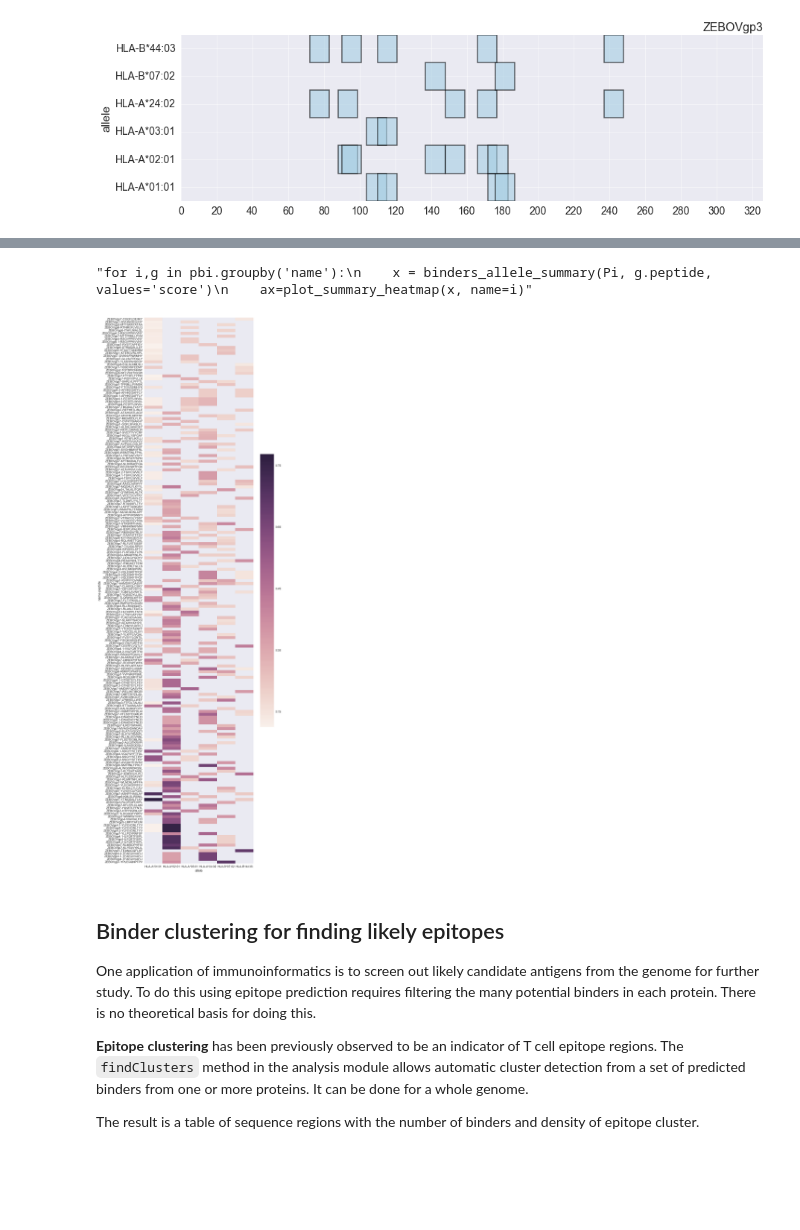
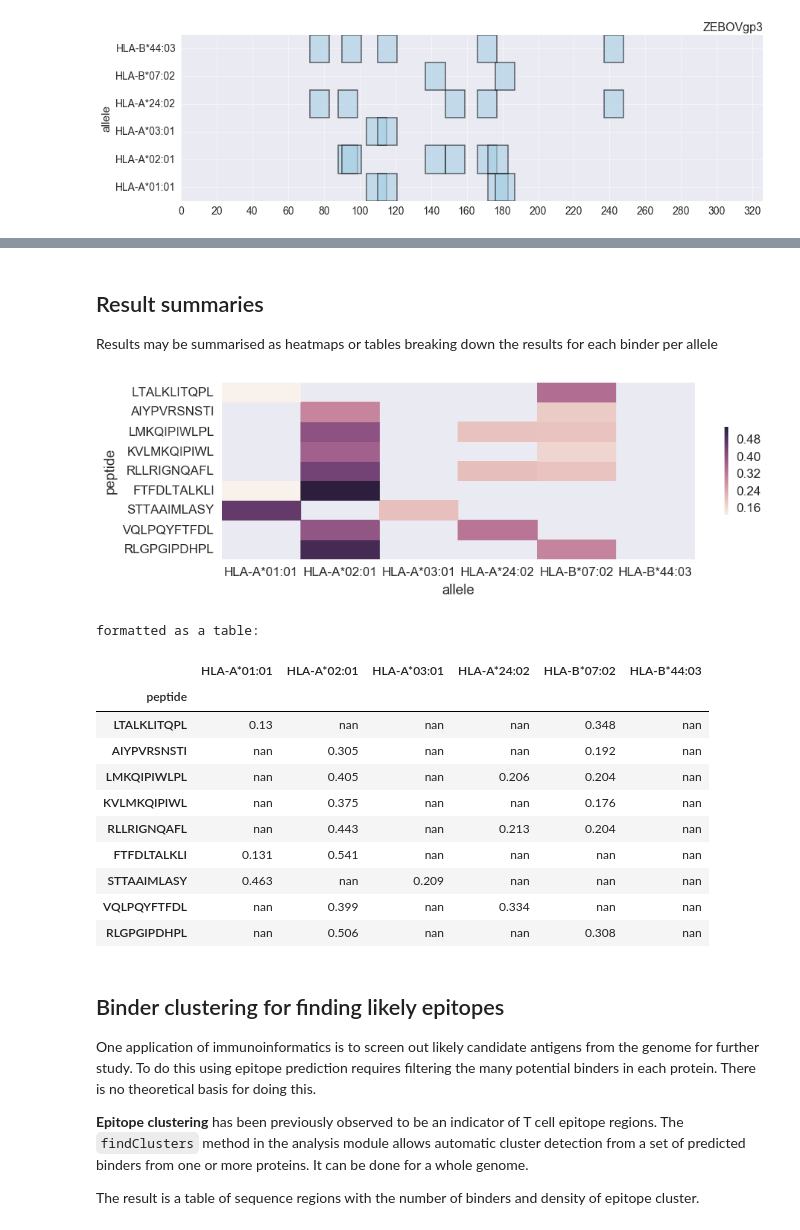
Before and after one commit to dmnfarrell/epitopepredict, a Jupyter notebook: examples/basics.ipynb, the cells around one changed output, grey strips where cells are left out. Cells and saved outputs as stored; diff of their text form; code cells hidden in the pictures; blank space fills up the shorter version.

Commit message:
added some summary methods

```diff
--- a/examples/basics.ipynb
+++ b/examples/basics.ipynb
@@ -169,19 +164,32 @@ AttributeError: 'module' object has no attribute 'get_cutoffs'
-# %%
-mbi = Pi.consensusRankedBinders(cutoff=30)
-pbi = Pi.promiscuousBinders(n=2,cutoff=5)
-x = binders_allele_summary(Pi, pbi.peptide, values='score')
-ax=plot_summary_heatmap(x)
-print
-t=format_summary_table(x)
-#print 'as table:'
-#display(t)
-
-'''for i,g in pbi.groupby('name'):
-    x = binders_allele_summary(Pi, g.peptide, values='score')
-    ax=plot_summary_heatmap(x, name=i)'''
-# %% [output]
-"for i,g in pbi.groupby('name'):\n    x = binders_allele_summary(Pi, g.peptide, values='score')\n    ax=plot_summary_heatmap(x, name=i)"
-[figure, removed]
+# %% [markdown]
+## Result summaries
+Results may be summarised as heatmaps or tables breaking down the results for each binder per allele
+# %%
+reload(base)
+mbi = Pi.consensusRankedBinders(cutoff=20)
+pbi = Pi.promiscuousBinders(n=2,cutoff=5)
+#summary for a single protein
+x = base.binders_allele_summary(Pi, pbi.peptide, cutoff=5, name=name)
+ax = base.plot_summary_heatmap(x)
+# %% [output]
+[figure, added]
+# %%
+t = base.format_summary_table(x)
+print 'formatted as a table:'
+display(t)
+# %% [output]
+formatted as a table:
+|  | HLA-A*01:01 | HLA-A*02:01 | HLA-A*03:01 | HLA-A*24:02 | HLA-B*07:02 | HLA-B*44:03 |
+| peptide |  |  |  |  |  |  |
+| LTALKLITQPL | 0.13 | nan | nan | nan | 0.348 | nan |
+| AIYPVRSNSTI | nan | 0.305 | nan | nan | 0.192 | nan |
+| LMKQIPIWLPL | nan | 0.405 | nan | 0.206 | 0.204 | nan |
+| KVLMKQIPIWL | nan | 0.375 | nan | nan | 0.176 | nan |
+| RLLRIGNQAFL | nan | 0.443 | nan | 0.213 | 0.204 | nan |
+| FTFDLTALKLI | 0.131 | 0.541 | nan | nan | nan | nan |
+| STTAAIMLASY | 0.463 | nan | 0.209 | nan | nan | nan |
+| VQLPQYFTFDL | nan | 0.399 | nan | 0.334 | nan | nan |
+| RLGPGIPDHPL | nan | 0.506 | nan | nan | 0.308 | nan |
 # %% [markdown]
 ## Binder clustering for finding likely epitopes
 
```
Also changed, not shown: parts of 4 cells of this notebook, 3 other files.
